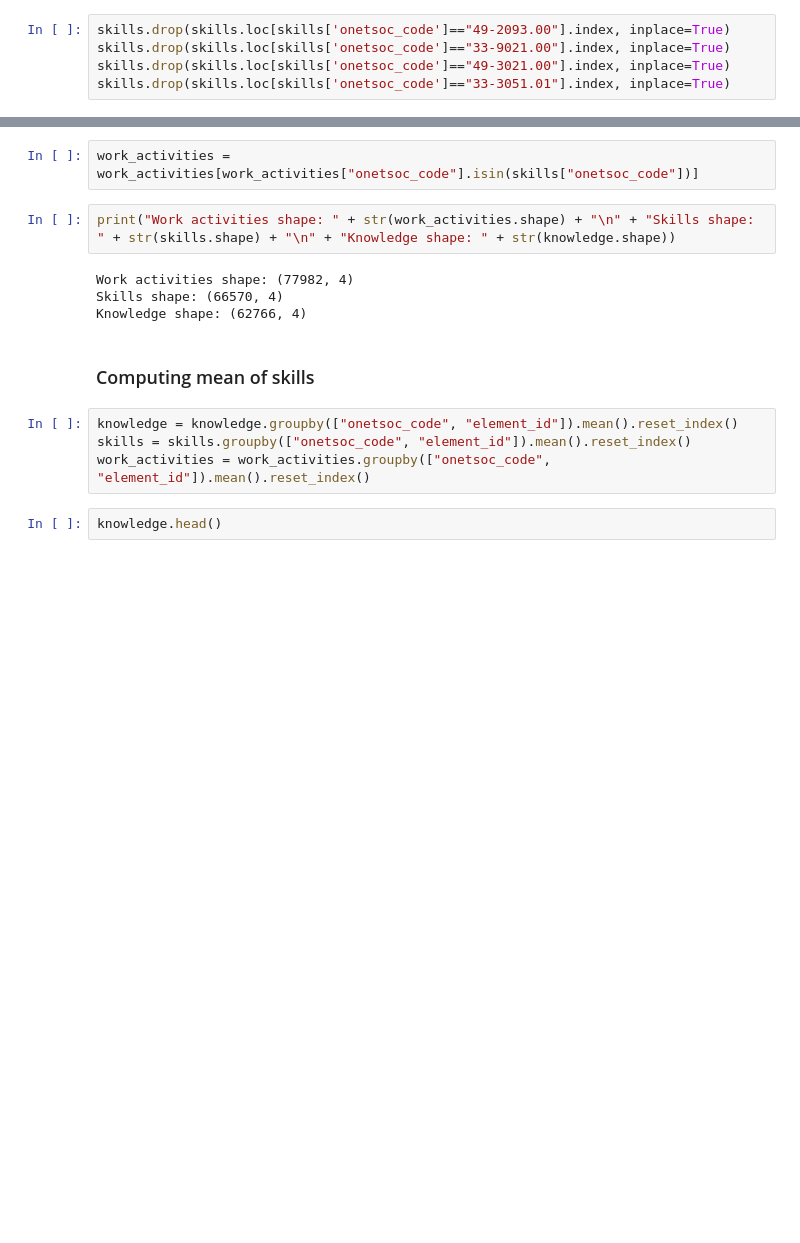
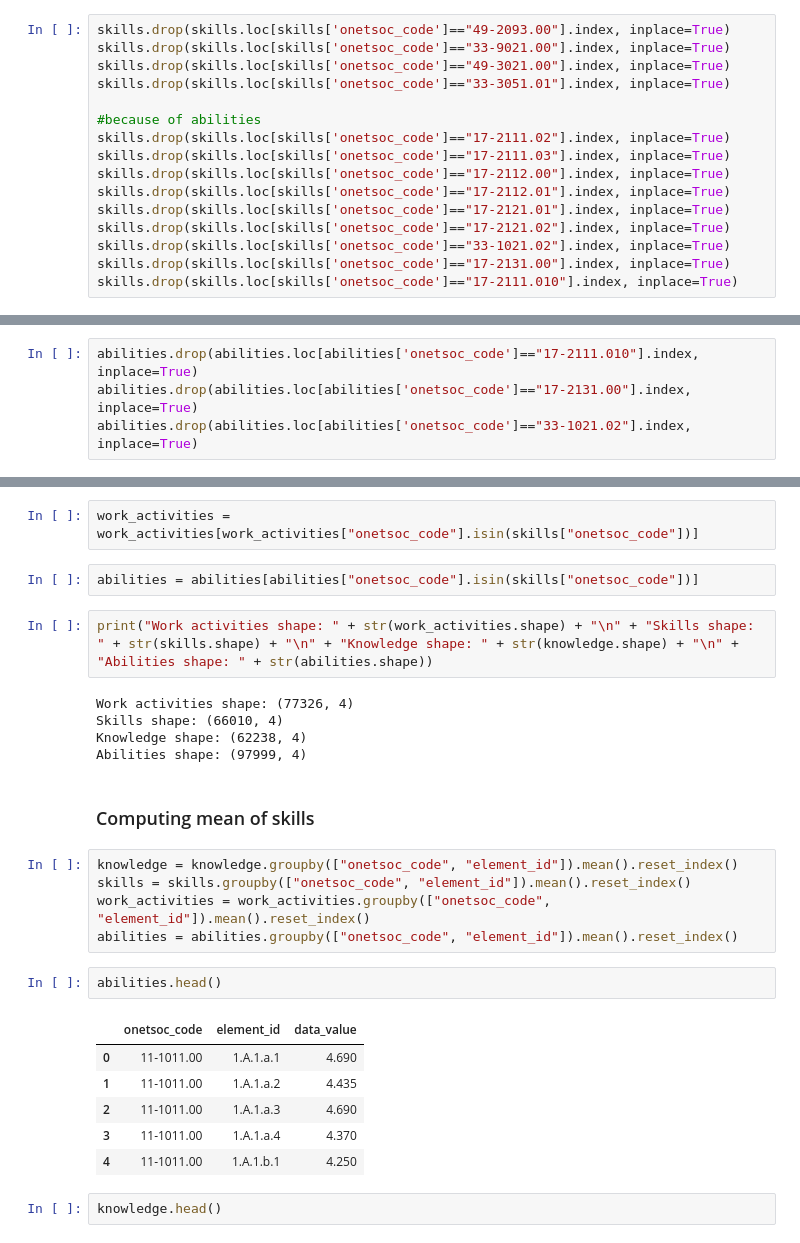
Before and after one commit to AjdinBajric/73labInternship, a Jupyter notebook: Clustering/Clustering.ipynb, the cells around one changed output, grey strips where cells are left out. Cells and saved outputs as stored; diff of their text form; blank space fills up the shorter version.

```diff
--- a/Clustering/Clustering.ipynb
+++ b/Clustering/Clustering.ipynb
@@ -177,6 +235,17 @@ skills.drop(skills.loc[skills['onetsoc_code']=="49-2093.00"].index, inplace=True
 skills.drop(skills.loc[skills['onetsoc_code']=="33-9021.00"].index, inplace=True)
 skills.drop(skills.loc[skills['onetsoc_code']=="49-3021.00"].index, inplace=True)
 skills.drop(skills.loc[skills['onetsoc_code']=="33-3051.01"].index, inplace=True)
+
+#because of abilities
+skills.drop(skills.loc[skills['onetsoc_code']=="17-2111.02"].index, inplace=True)
+skills.drop(skills.loc[skills['onetsoc_code']=="17-2111.03"].index, inplace=True)
+skills.drop(skills.loc[skills['onetsoc_code']=="17-2112.00"].index, inplace=True)
+skills.drop(skills.loc[skills['onetsoc_code']=="17-2112.01"].index, inplace=True)
+skills.drop(skills.loc[skills['onetsoc_code']=="17-2121.01"].index, inplace=True)
+skills.drop(skills.loc[skills['onetsoc_code']=="17-2121.02"].index, inplace=True)
+skills.drop(skills.loc[skills['onetsoc_code']=="33-1021.02"].index, inplace=True)
+skills.drop(skills.loc[skills['onetsoc_code']=="17-2131.00"].index, inplace=True)
+skills.drop(skills.loc[skills['onetsoc_code']=="17-2111.010"].index, inplace=True)
 # %% [markdown]
 ### Step 3:
 # %%
@@ -197,21 +268,38 @@ skills.drop(skills.loc[skills['onetsoc_code']=="47-1011.00"].index, inplace=True
+# %%
+abilities.drop(abilities.loc[abilities['onetsoc_code']=="17-2111.010"].index, inplace=True)
+abilities.drop(abilities.loc[abilities['onetsoc_code']=="17-2131.00"].index, inplace=True)
+abilities.drop(abilities.loc[abilities['onetsoc_code']=="33-1021.02"].index, inplace=True)
 # %% [markdown]
 # Concatenating datasets
 # %%
 knowledge = knowledge[knowledge["onetsoc_code"].isin(skills["onetsoc_code"])]
 # %%
 work_activities = work_activities[work_activities["onetsoc_code"].isin(skills["onetsoc_code"])]
+# %%
+abilities = abilities[abilities["onetsoc_code"].isin(skills["onetsoc_code"])]
 # %%
-print("Work activities shape: " + str(work_activities.shape) + "\n" + "Skills shape: " + str(skills.shape) + "\n" + "Knowledge shape: " + str(knowledge.shape))
+print("Work activities shape: " + str(work_activities.shape) + "\n" + "Skills shape: " + str(skills.shape) + "\n" + "Knowledge shape: " + str(knowledge.shape) + "\n" + "Abilities shape: " + str(abilities.shape))
 # %% [output]
-Work activities shape: (77982, 4)
-Skills shape: (66570, 4)
-Knowledge shape: (62766, 4)
+Work activities shape: (77326, 4)
+Skills shape: (66010, 4)
+Knowledge shape: (62238, 4)
+Abilities shape: (97999, 4)
 # %% [markdown]
 ### Computing mean of skills
 # %%
 knowledge = knowledge.groupby(["onetsoc_code", "element_id"]).mean().reset_index()
 skills = skills.groupby(["onetsoc_code", "element_id"]).mean().reset_index()
 work_activities = work_activities.groupby(["onetsoc_code", "element_id"]).mean().reset_index()
+abilities = abilities.groupby(["onetsoc_code", "element_id"]).mean().reset_index()
+# %%
+abilities.head()
+# %% [output]
+|  | onetsoc_code | element_id | data_value |
+| 0 | 11-1011.00 | 1.A.1.a.1 | 4.690 |
+| 1 | 11-1011.00 | 1.A.1.a.2 | 4.435 |
+| 2 | 11-1011.00 | 1.A.1.a.3 | 4.690 |
+| 3 | 11-1011.00 | 1.A.1.a.4 | 4.370 |
+| 4 | 11-1011.00 | 1.A.1.b.1 | 4.250 |
 # %%
 knowledge.head()
 # %% [output]
```
Also changed, not shown: parts of 23 cells of this notebook, 8 other files.
